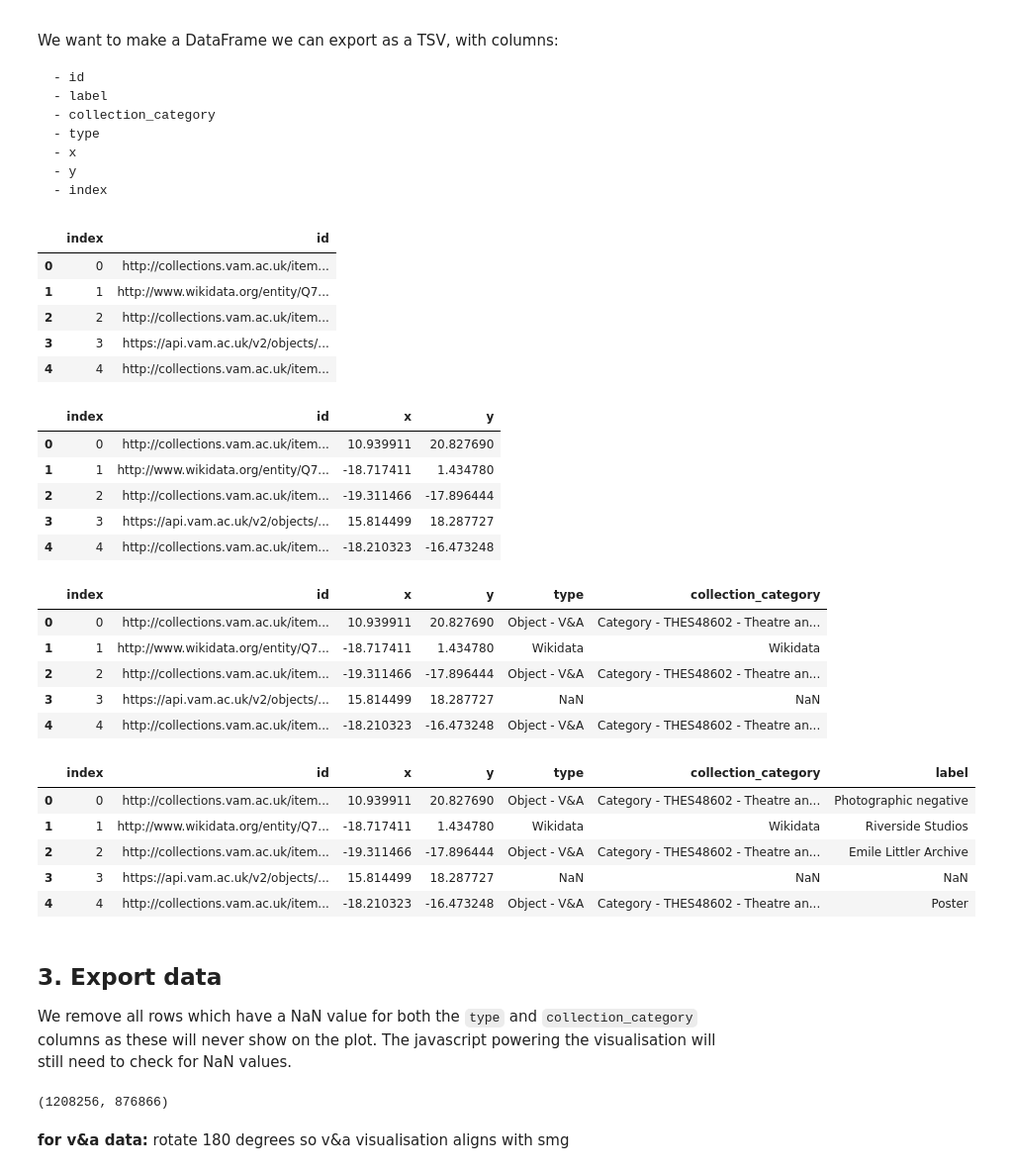
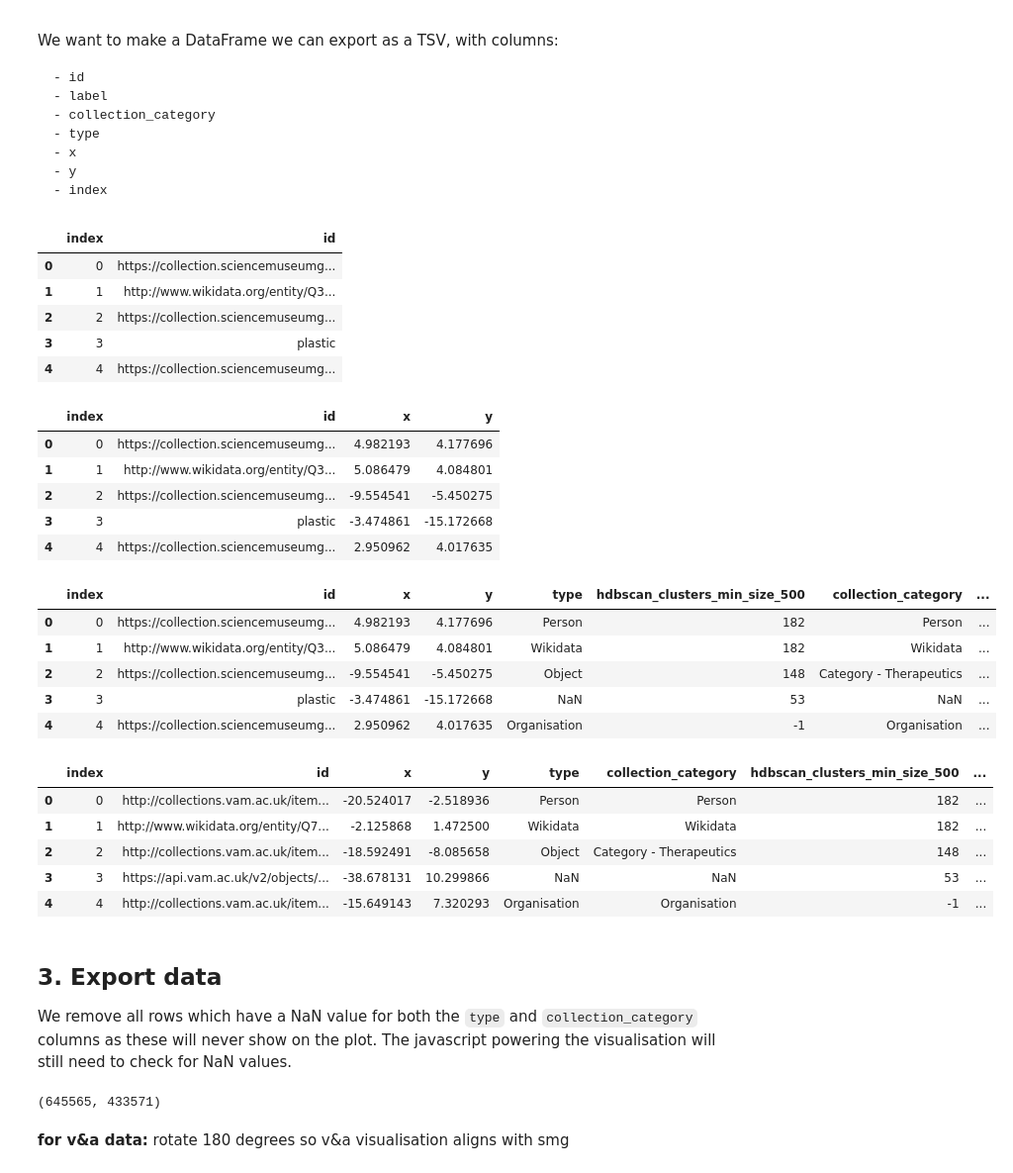
Before and after one commit to TheScienceMuseum/heritage-connector-vectors, a Jupyter notebook: notebooks/create_d3fc_data.ipynb, the cells around one changed output. Shown at 99% size. Saved outputs shown, nothing was run; the diff lists cells and outputs as text; code cells hidden in the pictures.

Commit message:
run clustering and add to d3fc data

```diff
--- a/notebooks/create_d3fc_data.ipynb
+++ b/notebooks/create_d3fc_data.ipynb
@@ -39,8 +39,11 @@ get_labels(["http://www.wikidata.org/entity/Q3568968"])
 
 The ent-to-idx mapping created by DGL-KE, and the projected embeddings created by running the DGL-KE embeddings through UMAP.
 # %%
-ENT_MAPPING_PATH = "../data/processed/final_model_dglke_vanda/entities.tsv"
-PROJECTED_EMBEDDINGS_PATH = "../data/processed/final_model_dglke_vanda/umap/best_projection.npy"
+ENT_MAPPING_PATH = "../data/processed/final_model_dglke/entities.tsv"
+PROJECTED_EMBEDDINGS_PATH = "../data/processed/final_model_dglke/umap/best_projection_n_neighbours_10.npy"
+
+# ENT_MAPPING_PATH = "../data/processed/final_model_dglke_vanda/entities.tsv"
+# PROJECTED_EMBEDDINGS_PATH = "../data/processed/final_model_dglke_vanda/umap/best_projection.npy"
 
 ent_idx_mapping = pd.read_csv(
     ENT_MAPPING_PATH,
@@ -61,7 +64,8 @@ ent_idx_mapping.shape, projs.shape
 # %% [markdown]
 The various mappings from entities to groups (which will be displayed in different colours in the visualisation) created by the notebook [./create_colour_mappings_for_vis.ipynb](./create_colour_mappings_for_vis.ipynb).
 # %%
-MAPPINGS_FOLDER = "../data/processed/embedding_colour_mappings_vanda/"
+MAPPINGS_FOLDER = "../data/processed/embedding_colour_mappings/"
+# MAPPINGS_FOLDER = "../data/processed/embedding_colour_mappings_vanda/"
 
 mappings = {}
 
@@ -95,11 +101,11 @@ transformed_data = ent_idx_mapping.copy().rename(columns={"value": "id"}).reset_
 transformed_data.head()
 # %% [output]
 |  | index | id |
-| 0 | 0 | http://collections.vam.ac.uk/item... |
-| 1 | 1 | http://www.wikidata.org/entity/Q7... |
-| 2 | 2 | http://collections.vam.ac.uk/item... |
-| 3 | 3 | https://api.vam.ac.uk/v2/objects/... |
-| 4 | 4 | http://collections.vam.ac.uk/item... |
+| 0 | 0 | https://collection.sciencemuseumg... |
+| 1 | 1 | http://www.wikidata.org/entity/Q3... |
+| 2 | 2 | https://collection.sciencemuseumg... |
+| 3 | 3 | plastic |
+| 4 | 4 | https://collection.sciencemuseumg... |
 # %%
 # create x, y
 projs_df = pd.DataFrame(projs, columns=["x", "y"])
@@ -108,28 +114,30 @@ transformed_data = pd.concat([transformed_data, projs_df], axis=1)
 transformed_data.head()
 # %% [output]
 |  | index | id | x | y |
-| 0 | 0 | http://collections.vam.ac.uk/item... | 10.939911 | 20.827690 |
-| 1 | 1 | http://www.wikidata.org/entity/Q7... | -18.717411 | 1.434780 |
-| 2 | 2 | http://collections.vam.ac.uk/item... | -19.311466 | -17.896444 |
-| 3 | 3 | https://api.vam.ac.uk/v2/objects/... | 15.814499 | 18.287727 |
-| 4 | 4 | http://collections.vam.ac.uk/item... | -18.210323 | -16.473248 |
+| 0 | 0 | https://collection.sciencemuseumg... | 4.982193 | 4.177696 |
+| 1 | 1 | http://www.wikidata.org/entity/Q3... | 5.086479 | 4.084801 |
+| 2 | 2 | https://collection.sciencemuseumg... | -9.554541 | -5.450275 |
+| 3 | 3 | plastic | -3.474861 | -15.172668 |
+| 4 | 4 | https://collection.sciencemuseumg... | 2.950962 | 4.017635 |
 # %%
 # create mappings cols
-MAPPINGS_TO_ADD = ["mapping_collection_category", "mapping_type"]
+MAPPINGS_TO_ADD = ["mapping_collection_category", "mapping_type", "mapping_hdbscan_clusters_min_size_500", "mapping_hdbscan_clusters_min_size_200"]
 
 for mapping_name, mapping_df in mappings.items():
     if mapping_name in MAPPINGS_TO_ADD:
         new_col_name = mapping_name[8:] # remove prefix `mapping_`
+        if "clusters" in mapping_name:
+            mapping_df["group"] = mapping_df["group"].astype(str)
         transformed_data[new_col_name] = mapping_df['group']
 
 transformed_data.head()
 # %% [output]
-|  | index | id | x | y | type | collection_category |
-| 0 | 0 | http://collections.vam.ac.uk/item... | 10.939911 | 20.827690 | Object - V&A | Category - THES48602 - Theatre an... |
-| 1 | 1 | http://www.wikidata.org/entity/Q7... | -18.717411 | 1.434780 | Wikidata | Wikidata |
-| 2 | 2 | http://collections.vam.ac.uk/item... | -19.311466 | -17.896444 | Object - V&A | Category - THES48602 - Theatre an... |
-| 3 | 3 | https://api.vam.ac.uk/v2/objects/... | 15.814499 | 18.287727 | NaN | NaN |
-| 4 | 4 | http://collections.vam.ac.uk/item... | -18.210323 | -16.473248 | Object - V&A | Category - THES48602 - Theatre an... |
+|  | index | id | x | y | type | hdbscan_clusters_min_size_500 | collection_category | ... |
+| 0 | 0 | https://collection.sciencemuseumg... | 4.982193 | 4.177696 | Person | 182 | Person | ... |
+| 1 | 1 | http://www.wikidata.org/entity/Q3... | 5.086479 | 4.084801 | Wikidata | 182 | Wikidata | ... |
+| 2 | 2 | https://collection.sciencemuseumg... | -9.554541 | -5.450275 | Object | 148 | Category - Therapeutics | ... |
+| 3 | 3 | plastic | -3.474861 | -15.172668 | NaN | 53 | NaN | ... |
+| 4 | 4 | https://collection.sciencemuseumg... | 2.950962 | 4.017635 | Organisation | -1 | Organisation | ... |
 # %%
 # create labels col
 
@@ -163,12 +171,12 @@ transformed_data['label'] = transformed_data['id'].map(id_label_mapping)
 
 transformed_data.head()
 # %% [output]
-|  | index | id | x | y | type | collection_category | label |
-| 0 | 0 | http://collections.vam.ac.uk/item... | 10.939911 | 20.827690 | Object - V&A | Category - THES48602 - Theatre an... | Photographic negative |
-| 1 | 1 | http://www.wikidata.org/entity/Q7... | -18.717411 | 1.434780 | Wikidata | Wikidata | Riverside Studios |
-| 2 | 2 | http://collections.vam.ac.uk/item... | -19.311466 | -17.896444 | Object - V&A | Category - THES48602 - Theatre an... | Emile Littler Archive |
-| 3 | 3 | https://api.vam.ac.uk/v2/objects/... | 15.814499 | 18.287727 | NaN | NaN | NaN |
-| 4 | 4 | http://collections.vam.ac.uk/item... | -18.210323 | -16.473248 | Object - V&A | Category - THES48602 - Theatre an... | Poster |
+|  | index | id | x | y | type | collection_category | hdbscan_clusters_min_size_500 | ... |
+| 0 | 0 | http://collections.vam.ac.uk/item... | -20.524017 | -2.518936 | Person | Person | 182 | ... |
+| 1 | 1 | http://www.wikidata.org/entity/Q7... | -2.125868 | 1.472500 | Wikidata | Wikidata | 182 | ... |
+| 2 | 2 | http://collections.vam.ac.uk/item... | -18.592491 | -8.085658 | Object | Category - Therapeutics | 148 | ... |
+| 3 | 3 | https://api.vam.ac.uk/v2/objects/... | -38.678131 | 10.299866 | NaN | NaN | 53 | ... |
+| 4 | 4 | http://collections.vam.ac.uk/item... | -15.649143 | 7.320293 | Organisation | Organisation | -1 | ... |
 # %% [markdown]
 ## 3. Export data
 
@@ -177,6 +185,6 @@ We remove all rows which have a NaN value for both the `type` and `collection_ca
 export_data = transformed_data[~transformed_data['collection_category'].isna() & ~transformed_data['type'].isna()]
 len(transformed_data), len(export_data)
 # %% [output]
-(1208256, 876866)
+(645565, 433571)
 # %%
 export_data.to_csv(
```
Also changed, not shown: parts of 4 cells of this notebook, 1 other file.
